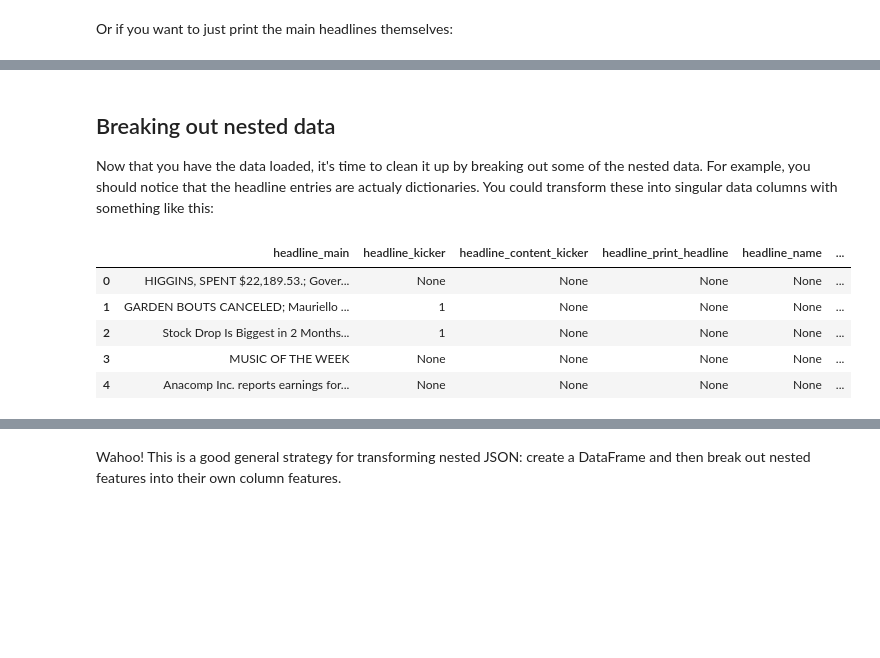
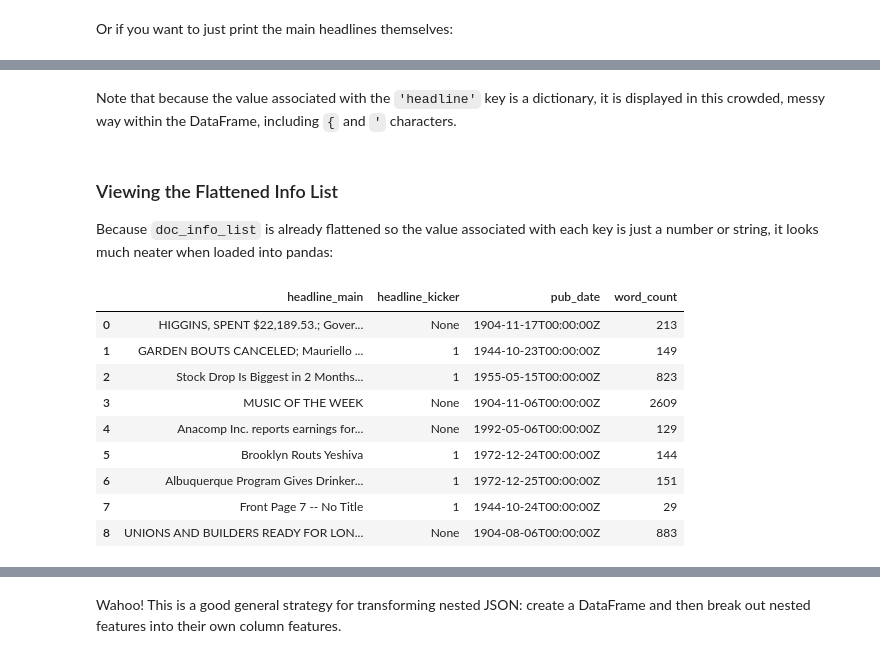
Before and after one commit to learn-co-curriculum/dsc-working-with-known-json-schemas, a Jupyter notebook: index.ipynb, the cells around one changed output, grey strips where cells are left out. Drawn from its saved outputs; the diff is of its cells as text; code cells hidden in the pictures; blank space fills up the shorter version.

```diff
--- a/index.ipynb
+++ b/index.ipynb
@@ -28,8 +31,8 @@ As you saw before, let's start by importing this data from the file. Here's how
 # %%
 import json
 # %%
-f = open('ny_times_response.json', 'r')
-data = json.load(f)
+with open('ny_times_response.json', 'r') as f:
+    data = json.load(f)
 # %%
 print(type(data))
 print(data.keys())
@@ -86,0 +156,6 @@ UNIONS AND BUILDERS READY FOR LONG FIGHT; None of the Strikers Back - Lock-Out S
+# %%
+def extract_headline_info(headline_dict):
+    result = {}
+    result['headline_main'] = headline_dict['main']
+    result['headline_kicker'] = headline_dict['kicker']
+    return result
@@ -86,0 +176,6 @@ UNIONS AND BUILDERS READY FOR LONG FIGHT; None of the Strikers Back - Lock-Out S
+# %%
+def extract_doc_info(doc):
+    info = extract_headline_info(doc['headline'])
+    info['pub_date'] = doc['pub_date']
+    info['word_count'] = doc['word_count']
+    return info
@@ -86,0 +200,3 @@ UNIONS AND BUILDERS READY FOR LONG FIGHT; None of the Strikers Back - Lock-Out S
+# %%
+doc_info_list = [extract_doc_info(doc) for doc in docs]
+doc_info_list
@@ -101,21 +245,19 @@ df.head(3)
-# %% [markdown]
-## Breaking out nested data
-
-Now that you have the data loaded, it's time to clean it up by breaking out some of the nested data. For example, you should notice that the headline entries are actualy dictionaries. You could transform these into singular data columns with something like this:
-# %%
-keys = df.headline.iloc[0].keys() #Get dictionary keys
-#Keep track of columns we make for subsequent preview
-new_cols = []
-#Create a new feature for each of these keys
-for key in keys:
-    new_col = 'headline_{}'.format(key) #Create new column name
-    df[new_col] = df.headline.map(lambda x: x[key]) #Create a new column
-    new_cols.append(new_col)
-df[new_cols].head()
-# %% [output]
-|  | headline_main | headline_kicker | headline_content_kicker | headline_print_headline | headline_name | ... |
-| 0 | HIGGINS, SPENT $22,189.53.; Gover... | None | None | None | None | ... |
-| 1 | GARDEN BOUTS CANCELED; Mauriello ... | 1 | None | None | None | ... |
-| 2 | Stock Drop Is Biggest in 2 Months... | 1 | None | None | None | ... |
-| 3 | MUSIC OF THE WEEK | None | None | None | None | ... |
-| 4 | Anacomp Inc. reports earnings for... | None | None | None | None | ... |
+# %% [markdown]
+Note that because the value associated with the `'headline'` key is a dictionary, it is displayed in this crowded, messy way within the DataFrame, including `{` and `'` characters.
+# %% [markdown]
+### Viewing the Flattened Info List
+
+Because `doc_info_list` is already flattened so the value associated with each key is just a number or string, it looks much neater when loaded into pandas:
+# %%
+pd.DataFrame(doc_info_list)
+# %% [output]
+|  | headline_main | headline_kicker | pub_date | word_count |
+| 0 | HIGGINS, SPENT $22,189.53.; Gover... | None | 1904-11-17T00:00:00Z | 213 |
+| 1 | GARDEN BOUTS CANCELED; Mauriello ... | 1 | 1944-10-23T00:00:00Z | 149 |
+| 2 | Stock Drop Is Biggest in 2 Months... | 1 | 1955-05-15T00:00:00Z | 823 |
+| 3 | MUSIC OF THE WEEK | None | 1904-11-06T00:00:00Z | 2609 |
+| 4 | Anacomp Inc. reports earnings for... | None | 1992-05-06T00:00:00Z | 129 |
+| 5 | Brooklyn Routs Yeshiva | 1 | 1972-12-24T00:00:00Z | 144 |
+| 6 | Albuquerque Program Gives Drinker... | 1 | 1972-12-25T00:00:00Z | 151 |
+| 7 | Front Page 7 -- No Title | 1 | 1944-10-24T00:00:00Z | 29 |
+| 8 | UNIONS AND BUILDERS READY FOR LON... | None | 1904-08-06T00:00:00Z | 883 |
```
Also changed, not shown: parts of 40 cells of this notebook, 2 other files.
